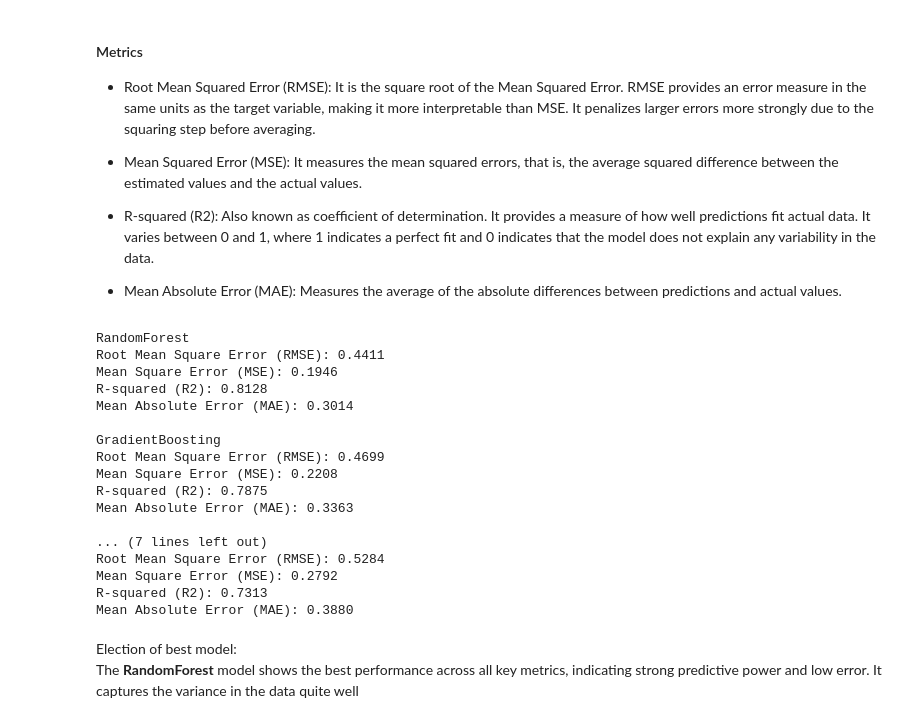
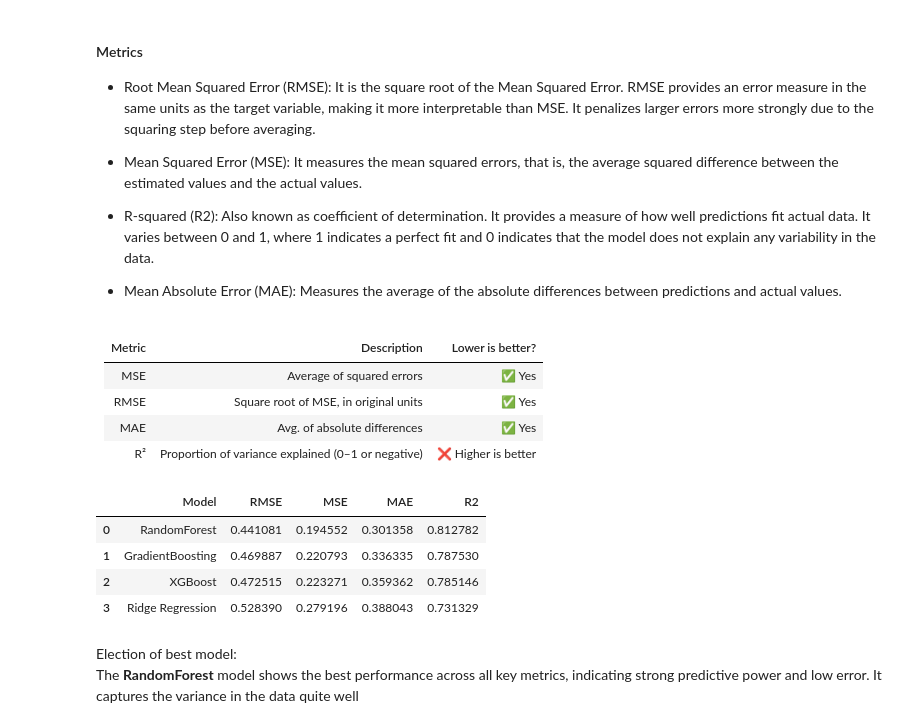
Before and after one commit to jorge-hoyos-a/technical-test-ds-argos, a Jupyter notebook: code/concrete_7_days_prediction_model.ipynb, the cells around one changed output. Saved outputs shown, nothing was run; the diff lists cells and outputs as text; code cells hidden in the pictures.

```diff
--- a/code/concrete_7_days_prediction_model.ipynb
+++ b/code/concrete_7_days_prediction_model.ipynb
@@ -85,6 +84,13 @@ Dimensions of validation dataset (X_val: (18, 7), y_val: (18,))
 - R-squared (R2): Also known as coefficient of determination. It provides a measure of how well predictions fit actual data. It varies between 0 and 1, where 1 indicates a perfect fit and 0 indicates that the model does not explain any variability in the data.
 
 - Mean Absolute Error (MAE): Measures the average of the absolute differences between predictions and actual values.
+# %% [markdown]
+| Metric | Description | Lower is better? |
+| ---- | ---- | ---- |
+| MSE | Average of squared errors | ✅ Yes |
+| RMSE | Square root of MSE, in original units | ✅ Yes |
+| MAE | Avg. of absolute differences| ✅ Yes |
+| R² | Proportion of variance explained (0–1 or negative) | ❌ Higher is better |
 # %%
 regression_models = {
     "RandomForest": RandomForestRegressor(random_state=42),
@@ -93,28 +99,28 @@ regression_models = {
     "Ridge Regression": Ridge(random_state=42)
 }
 # %%
+metric_results = []
+
 for name, regressor in regression_models.items():
     regressor.fit(X_train, y_train)
     y_pred = regressor.predict(X_test)
-    print(f"{name} \nRoot Mean Square Error (RMSE): {root_mean_squared_error(y_test, y_pred):.4f} \nMean Square Error (MSE): {mean_squared_error(y_test, y_pred):.4f} \nR-squared (R2): {r2_score(y_test, y_pred):.4f} \nMean Absolute Error (MAE): {mean_absolute_error(y_test, y_pred):.4f}\n")
+
+    metric_results.append({
+            'Model': name,
+            'RMSE': root_mean_squared_error(y_test, y_pred),
+            'MSE': mean_squared_error(y_test, y_pred),
+            'MAE': mean_absolute_error(y_test, y_pred),
+            'R2': r2_score(y_test, y_pred)
+    })
+
+df_results = pd.DataFrame(metric_results)
+df_results
 # %% [output]
-RandomForest
-Root Mean Square Error (RMSE): 0.4411
-Mean Square Error (MSE): 0.1946
-R-squared (R2): 0.8128
-Mean Absolute Error (MAE): 0.3014
-
-GradientBoosting
-Root Mean Square Error (RMSE): 0.4699
-Mean Square Error (MSE): 0.2208
-R-squared (R2): 0.7875
-Mean Absolute Error (MAE): 0.3363
-
-... (7 lines left out)
-Root Mean Square Error (RMSE): 0.5284
-Mean Square Error (MSE): 0.2792
-R-squared (R2): 0.7313
-Mean Absolute Error (MAE): 0.3880
+|  | Model | RMSE | MSE | MAE | R2 |
+| 0 | RandomForest | 0.441081 | 0.194552 | 0.301358 | 0.812782 |
+| 1 | GradientBoosting | 0.469887 | 0.220793 | 0.336335 | 0.787530 |
+| 2 | XGBoost | 0.472515 | 0.223271 | 0.359362 | 0.785146 |
+| 3 | Ridge Regression | 0.528390 | 0.279196 | 0.388043 | 0.731329 |
 # %% [markdown]
 Election of best model:<br>
 The **RandomForest** model shows the best performance across all key metrics, indicating strong predictive power and low error. It captures the variance in the data quite well
```
Also changed, not shown: parts of 3 cells of this notebook, 3 other files.
